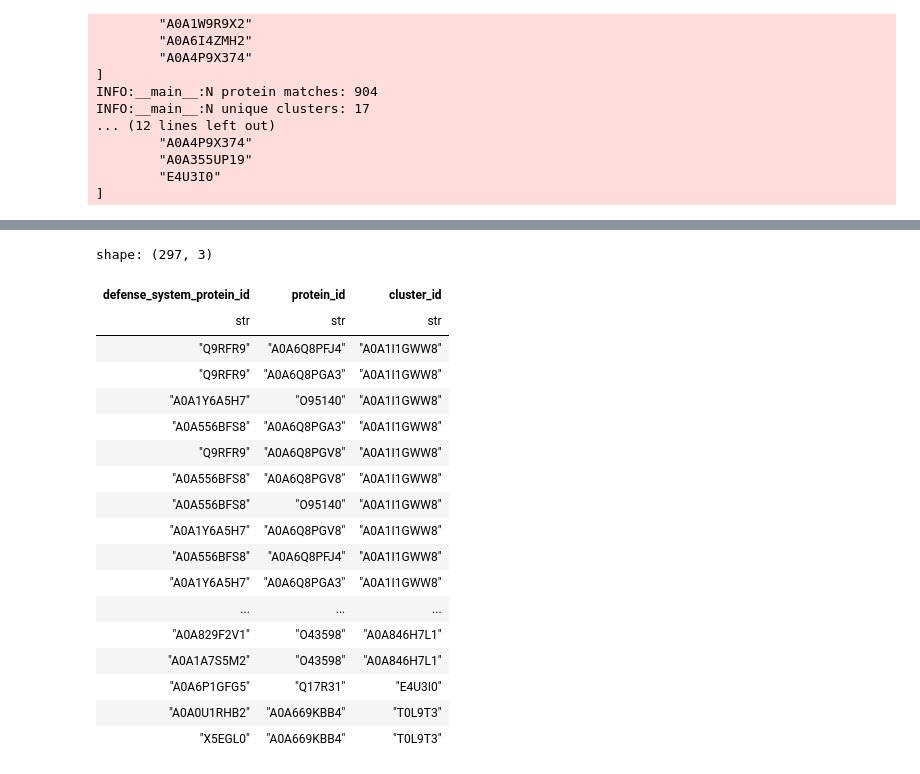
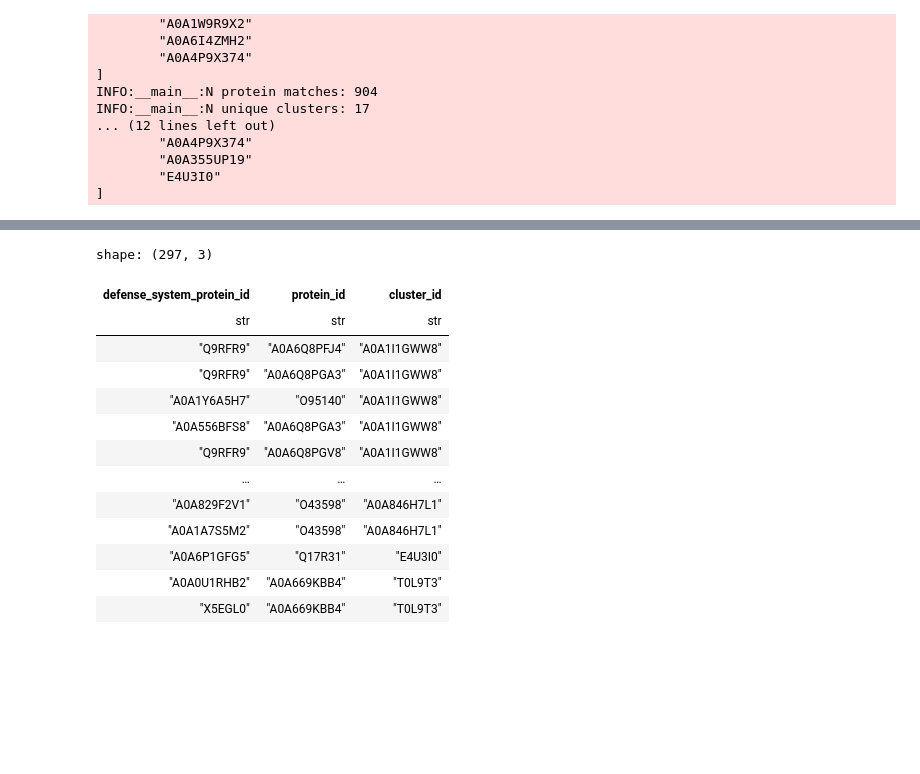
Before and after one commit to juliandeanmoran/BISSH, a Jupyter notebook: testing/explore_protein_matches.ipynb, the cells around one changed output, grey strips where cells are left out. Drawn from its saved outputs; the diff is of its cells as text; code cells hidden in the pictures; blank space fills up the shorter version.

```diff
--- a/testing/explore_protein_matches.ipynb
+++ b/testing/explore_protein_matches.ipynb
@@ -112,7 +134,7 @@ INFO:__main__:N unique clusters: 17
         "E4U3I0"
 ]
 # %%
-pl.Config.set_tbl_rows(len(unique_protein_pairs_34))
+pl.Config.set_tbl_rows(10)
 
 unique_protein_pairs_34
 # %% [output]
@@ -136,24 +153,19 @@ shape: (34, 3)
 | "A0A3Q8YDX2" | "O14717" | "A0A6I4ZMH2" |
 | "C1J0P2" | "Q6ICS7" | "A0A6I4ZMH2" |
 # %%
-pl.Config.set_tbl_rows(len(unique_protein_pairs_904))
+pl.Config.set_tbl_rows(10)
 
 unique_protein_pairs_904
 # %% [output]
 shape: (297, 3)
 | defense_system_protein_id | protein_id | cluster_id |
 | str | str | str |
 | "Q9RFR9" | "A0A6Q8PFJ4" | "A0A1I1GWW8" |
 | "Q9RFR9" | "A0A6Q8PGA3" | "A0A1I1GWW8" |
 | "A0A1Y6A5H7" | "O95140" | "A0A1I1GWW8" |
 | "A0A556BFS8" | "A0A6Q8PGA3" | "A0A1I1GWW8" |
 | "Q9RFR9" | "A0A6Q8PGV8" | "A0A1I1GWW8" |
-| "A0A556BFS8" | "A0A6Q8PGV8" | "A0A1I1GWW8" |
-| "A0A556BFS8" | "O95140" | "A0A1I1GWW8" |
-| "A0A1Y6A5H7" | "A0A6Q8PGV8" | "A0A1I1GWW8" |
-| "A0A556BFS8" | "A0A6Q8PFJ4" | "A0A1I1GWW8" |
-| "A0A1Y6A5H7" | "A0A6Q8PGA3" | "A0A1I1GWW8" |
-| ... | ... | ... |
+| … | … | … |
 | "A0A829F2V1" | "O43598" | "A0A846H7L1" |
 | "A0A1A7S5M2" | "O43598" | "A0A846H7L1" |
 | "A0A6P1GFG5" | "Q17R31" | "E4U3I0" |
```
Also changed, not shown: parts of 5 cells of this notebook.
